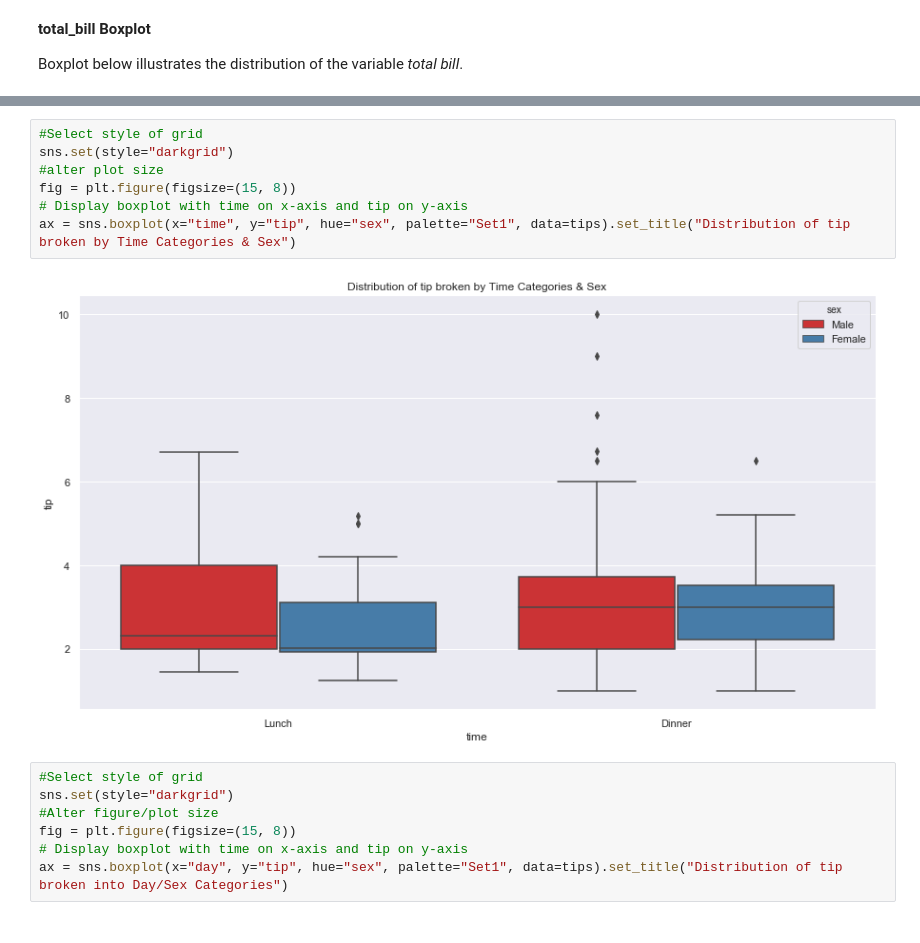
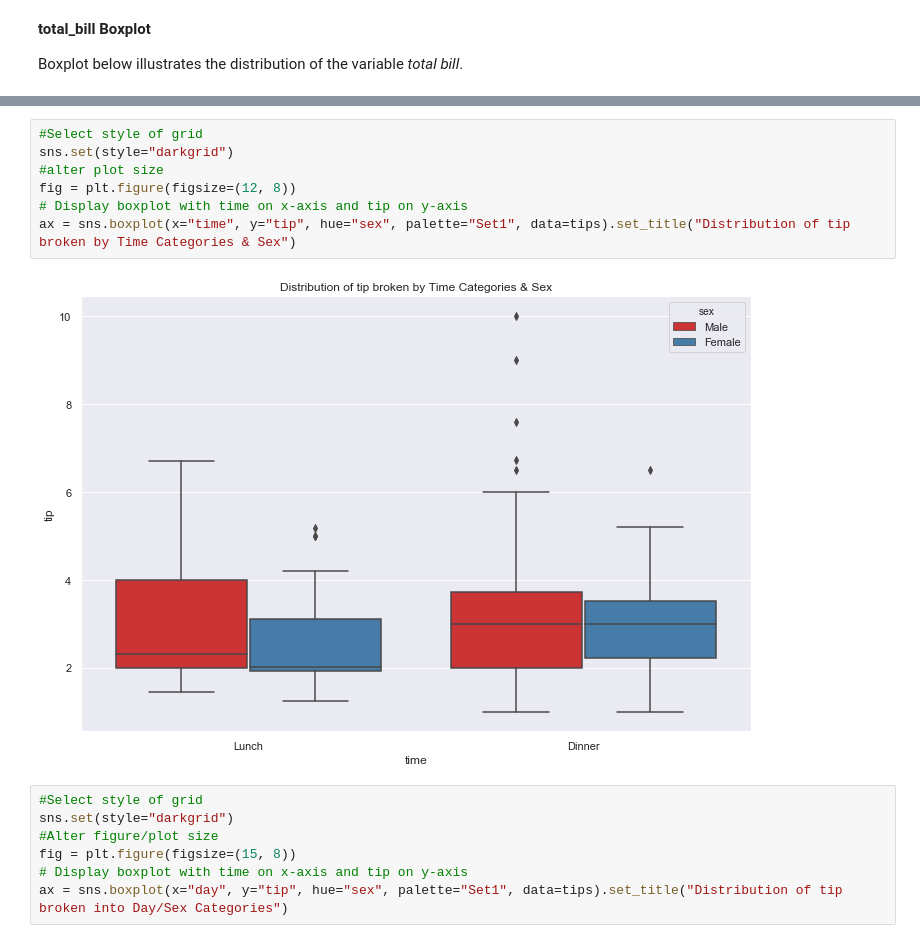
Before and after one commit to edelcorcoran/FDA-Project, a Jupyter notebook: Tips.ipynb, the cells around one changed output, grey strips where cells are left out. Drawn from its saved outputs; the diff is of its cells as text.

```diff
--- a/Tips.ipynb
+++ b/Tips.ipynb
@@ -349,12 +349,12 @@ ax = sns.boxplot(x="sex", y="tip", palette="Set1", data=tips).set_title("Distrib
 # %%
 #Select style of grid
 sns.set(style="darkgrid")
 #alter plot size
-fig = plt.figure(figsize=(15, 8))
+fig = plt.figure(figsize=(12, 8))
 # Display boxplot with time on x-axis and tip on y-axis
 ax = sns.boxplot(x="time", y="tip", hue="sex", palette="Set1", data=tips).set_title("Distribution of tip broken by Time Categories & Sex")
 # %% [output]
-[figure, old version]
+[figure, new version]
 # %%
 #Select style of grid
 sns.set(style="darkgrid")
```
Also changed, not shown: parts of 11 cells of this notebook.
